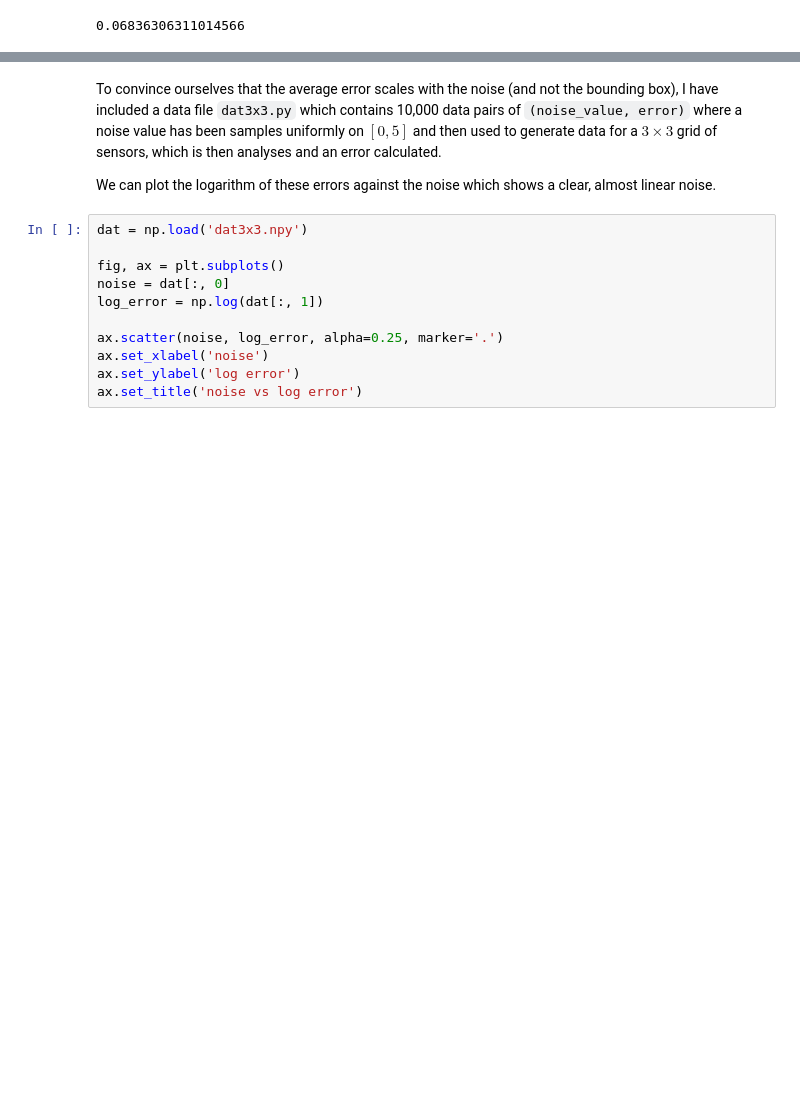
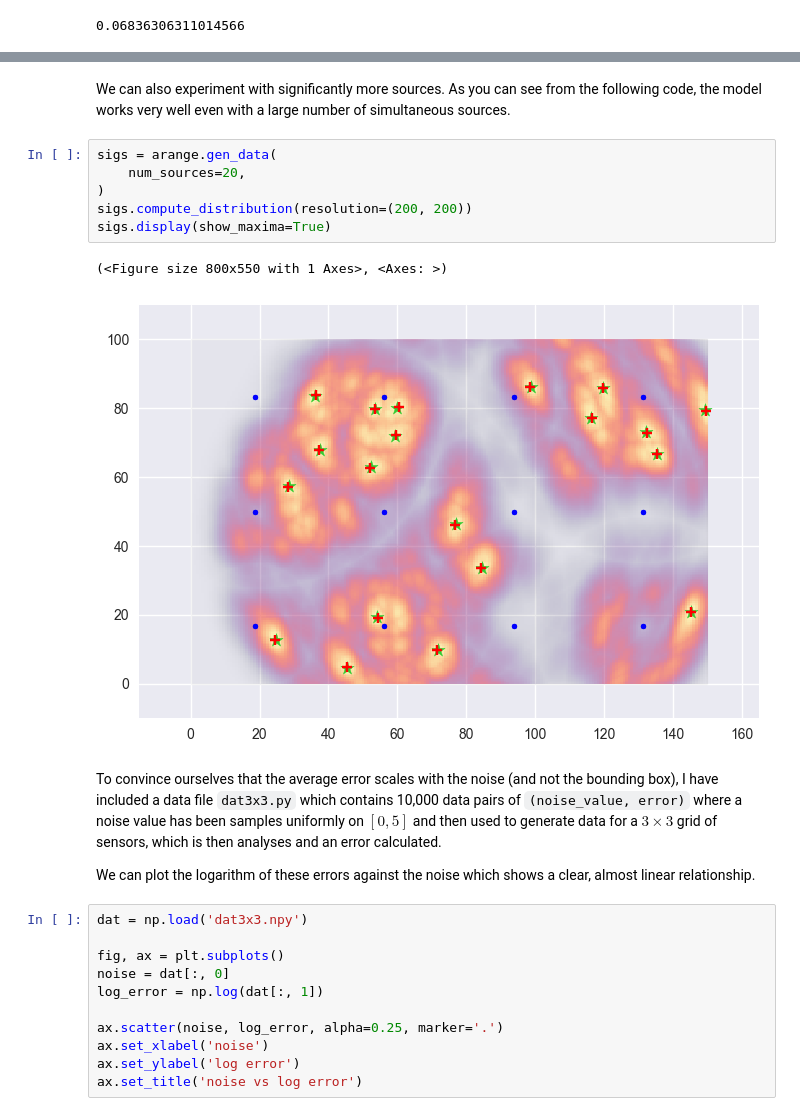
Before and after one commit to noaham/sigsen, a Jupyter notebook: examples/example.ipynb, the cells around one changed output, grey strips where cells are left out. Cells and saved outputs as stored; diff of their text form; blank space fills up the shorter version.

```diff
--- a/examples/example.ipynb
+++ b/examples/example.ipynb
@@ -175,7 +192,18 @@ sigs.score()
+# %% [markdown]
+We can also experiment with significantly more sources. As you can see from the following code, the model works very well even with a large number of simultaneous sources.
+# %%
+sigs = arange.gen_data(
+    num_sources=20,
+)
+sigs.compute_distribution(resolution=(200, 200))
+sigs.display(show_maxima=True)
+# %% [output]
+(<Figure size 800x550 with 1 Axes>, <Axes: >)
+[figure, added]
 # %% [markdown]
 To convince ourselves that the average error scales with the noise (and not the bounding box), I have included a data file `dat3x3.py` which contains 10,000 data pairs of `(noise_value, error)` where a noise value has been samples uniformly on $[0,5]$ and then used to generate data for a $3\times 3$ grid of sensors, which is then analyses and an error calculated.
 
-We can plot the logarithm of these errors against the noise which shows a clear, almost linear noise.
+We can plot the logarithm of these errors against the noise which shows a clear, almost linear relationship.
 # %%
 dat = np.load('dat3x3.npy')
 
```
Also changed, not shown: parts of 4 cells of this notebook.
